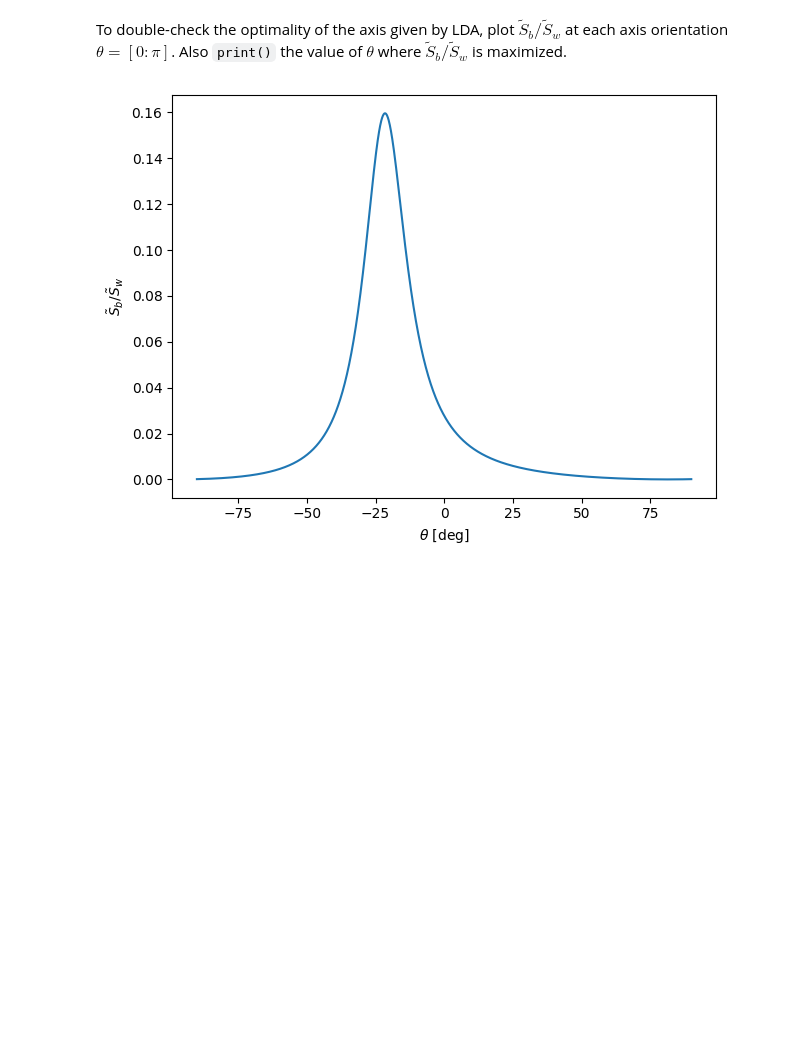
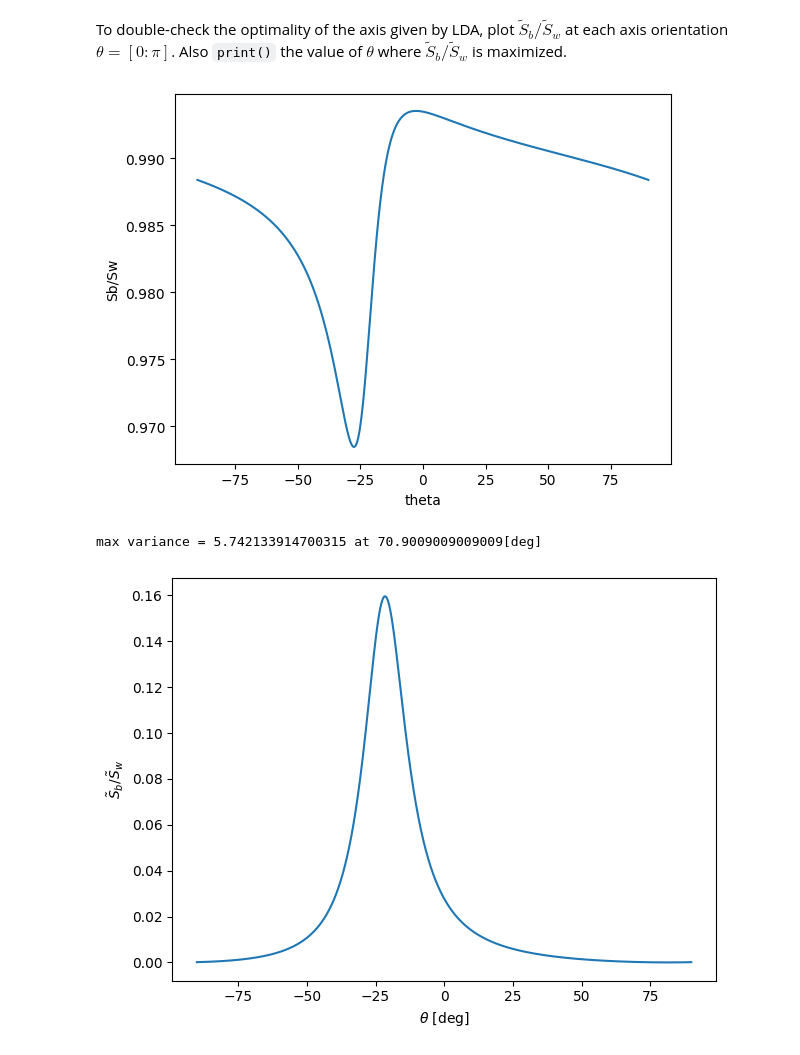
Before and after one commit to takutak/zatta, a Jupyter notebook: PR_PCA.ipynb, the cells around one changed output. Cells and saved outputs as stored; diff of their text form; code cells hidden in the pictures; blank space fills up the shorter version.

```diff
--- a/PR_PCA.ipynb
+++ b/PR_PCA.ipynb
@@ -171,6 +214,45 @@ print(eigen_values, eigen_vectors)
 slope = -0.3948396849588854 (-21.5 [deg])
 # %% [markdown]
 To double-check the optimality of the axis given by LDA, plot $\tilde{S}_b / \tilde{S}_w$ at each axis orientation $\theta = [0:\pi]$.  Also `print()` the value of $\theta$ where $\tilde{S}_b / \tilde{S}_w$ is maximized.
+# %%
+thetas = thetas = np.linspace(-90, 90, 1000)
+
+def rot(theta):
+    w = np.array([np.cos(theta), np.sin(theta)])
+    return w
+
+ans = []
+
+for theta in thetas:
+    deg = (theta * np.pi)/180
+    class1 = X1@rot(deg)
+    class2 = X2@rot(deg)
+
+    Sw = np.var(class1) + np.var(class2)
+
+    m1 = np.mean(X1)
+    m2 = np.mean(X2)
+
+    Sb = np.var((X1-X2)@rot(deg))
+    #print(m1,m2,Sw,Sb)
+
+    ans.append(Sb/Sw)
+
+
+
+
+plt.plot(thetas, ans)
+plt.xlabel('theta')
+plt.ylabel('Sb/Sw')
+plt.show()
+
+# Print theta where variance is maximized
+max_var_index = np.argmax(sigma)
+
+print(f"max variance = {sigma[max_var_index]} at {thetas[max_var_index]}[deg]")
+# %% [output]
+[figure, added]
+max variance = 5.742133914700315 at 70.9009009009009[deg]
 # %%
 # Implement by yourself
 # %% [output]
```
Also changed, not shown: parts of 9 cells of this notebook.
